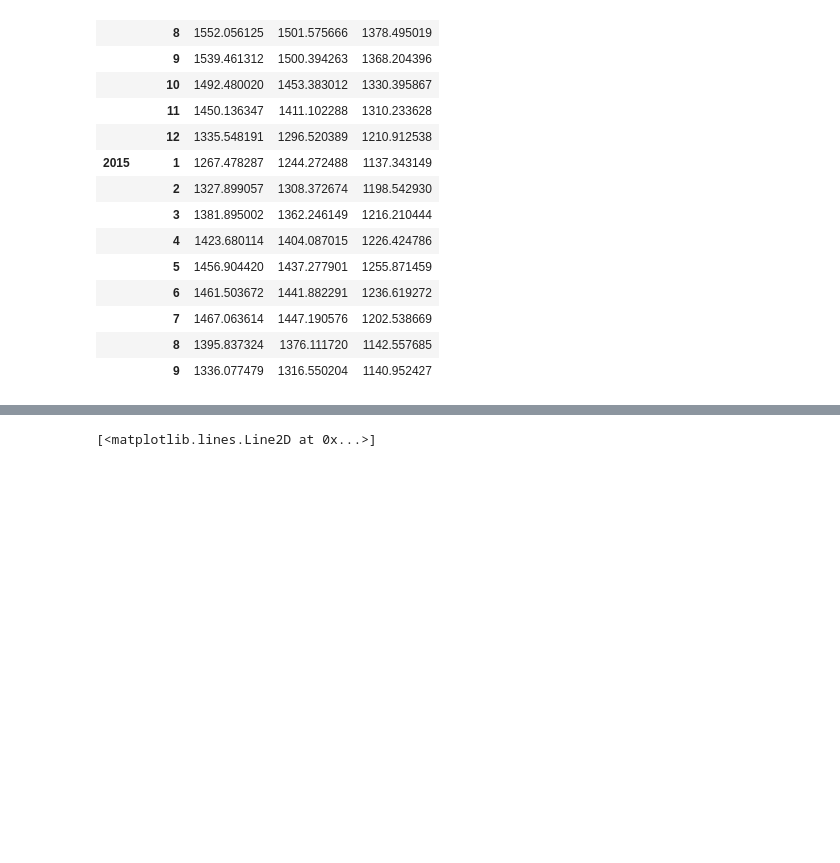
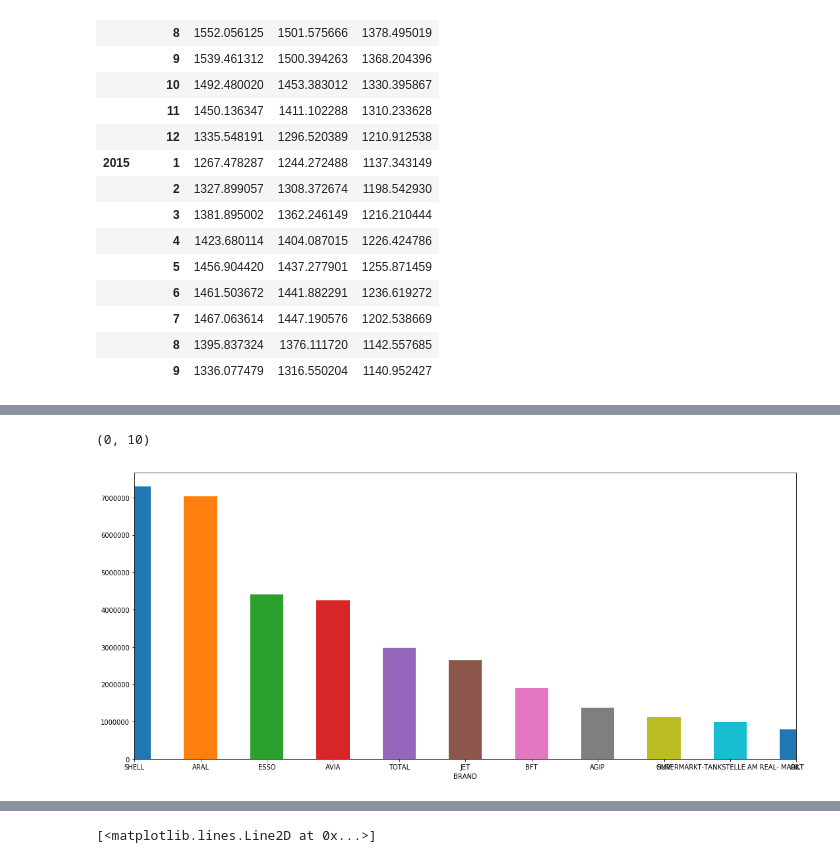
Before and after one commit to rakeshnandi/Introduction-to-Data-Science, a Jupyter notebook: Data Science Assignment.ipynb, the cells around one changed output, grey strips where cells are left out. Cells and saved outputs as stored; diff of their text form; code cells hidden in the pictures; blank space fills up the shorter version.

```diff
--- a/Data Science Assignment.ipynb
+++ b/Data Science Assignment.ipynb
@@ -120,0 +179,5 @@ prices.groupby(['Year','Month'])['E5','E10','DIESEL'].mean()
+# %%
+#Which Brand sells most quantity of Fuel?
+
+brandFC = mergedData.groupby(['BRAND'])['CHANGED'].sum().sort_values( ascending=False)
+print (brandFC)
@@ -120,0 +202,6 @@ prices.groupby(['Year','Month'])['E5','E10','DIESEL'].mean()
+# %%
+ax = brandFC.plot.bar(x='BRAND', y='CHANGED', rot=0)
+ax.set_xlim(0,10)
+# %% [output]
+(0, 10)
+[figure, added]
```
Also changed, not shown: parts of 9 cells of this notebook.
